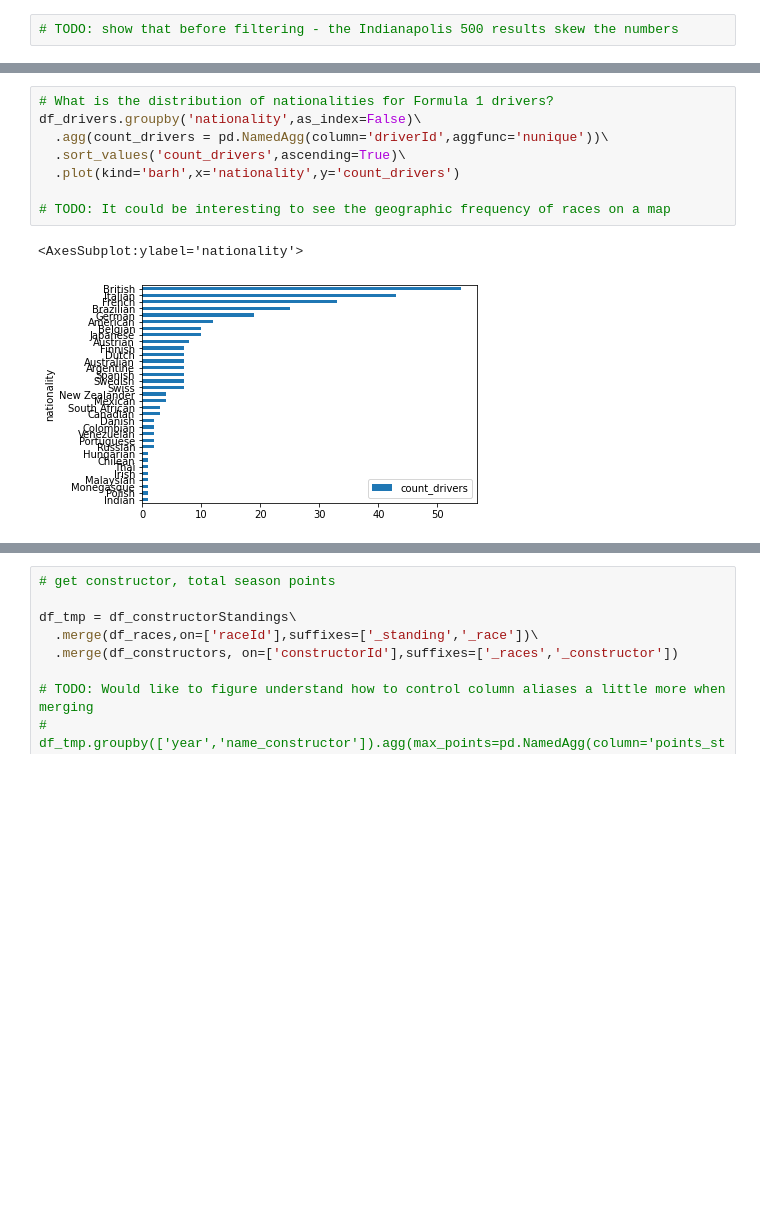
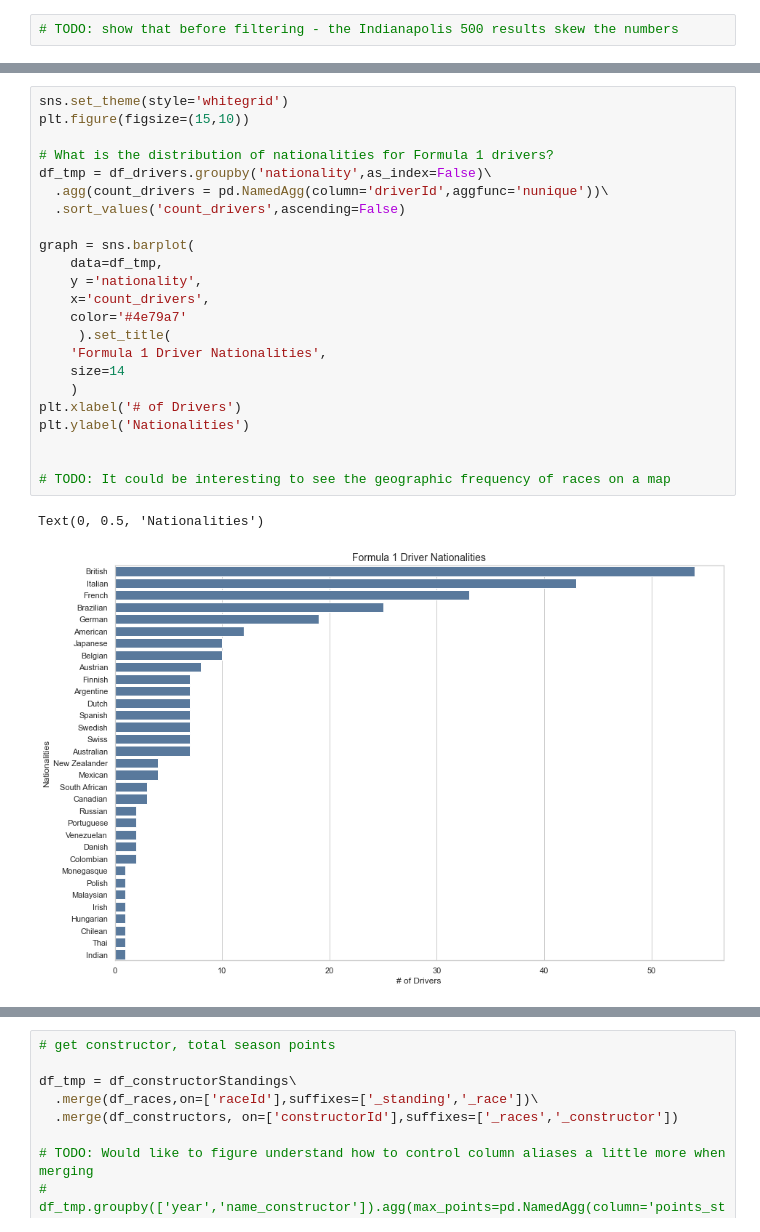
Before and after one commit to BenWS/formula1-analysis, a Jupyter notebook: Miscellaneous.ipynb, the cells around one changed output, grey strips where cells are left out. Cells and saved outputs as stored; diff of their text form; blank space fills up the shorter version.

```diff
--- a/Miscellaneous.ipynb
+++ b/Miscellaneous.ipynb
@@ -125,13 +129,28 @@ df_drivers = df_drivers[df_drivers.driverId.isin(df_results.driverId)]
 df_constructors = df_constructors[df_constructors.constructorId.isin(df_results.constructorId)]
 # %%
+sns.set_theme(style='whitegrid')
+plt.figure(figsize=(15,10))
+
 # What is the distribution of nationalities for Formula 1 drivers?
-df_drivers.groupby('nationality',as_index=False)\
+df_tmp = df_drivers.groupby('nationality',as_index=False)\
   .agg(count_drivers = pd.NamedAgg(column='driverId',aggfunc='nunique'))\
-  .sort_values('count_drivers',ascending=True)\
-  .plot(kind='barh',x='nationality',y='count_drivers')
+  .sort_values('count_drivers',ascending=False)
+
+graph = sns.barplot(
+    data=df_tmp,
+    y ='nationality',
+    x='count_drivers',
+    color='#4e79a7'
+     ).set_title(
+    'Formula 1 Driver Nationalities',
+    size=14
+    )
+plt.xlabel('# of Drivers')
+plt.ylabel('Nationalities')
+
 
 # TODO: It could be interesting to see the geographic frequency of races on a map
 # %% [output]
-<AxesSubplot:ylabel='nationality'>
+Text(0, 0.5, 'Nationalities')
-[figure, old version]
+[figure, new version]
 # %%
```
Also changed, not shown: parts of 5 cells of this notebook, 1 other file.
